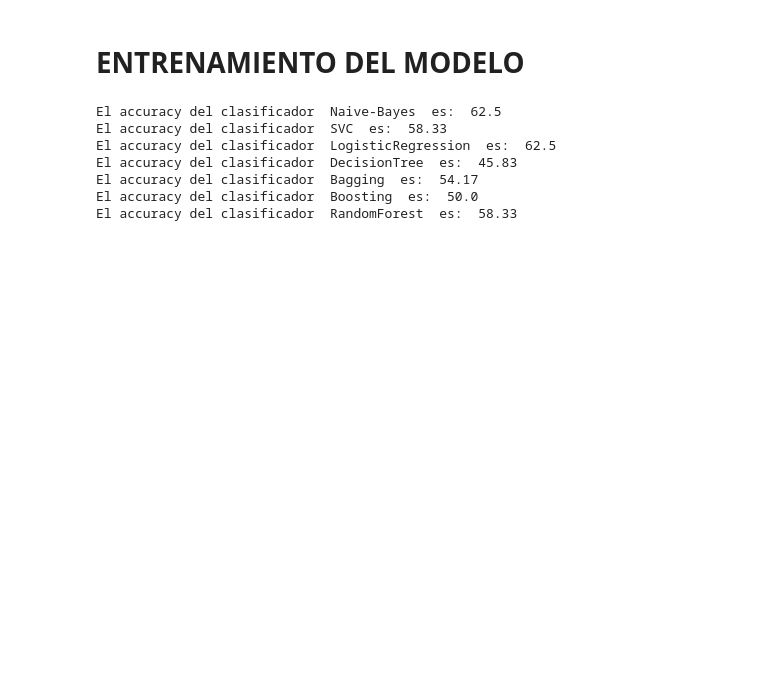
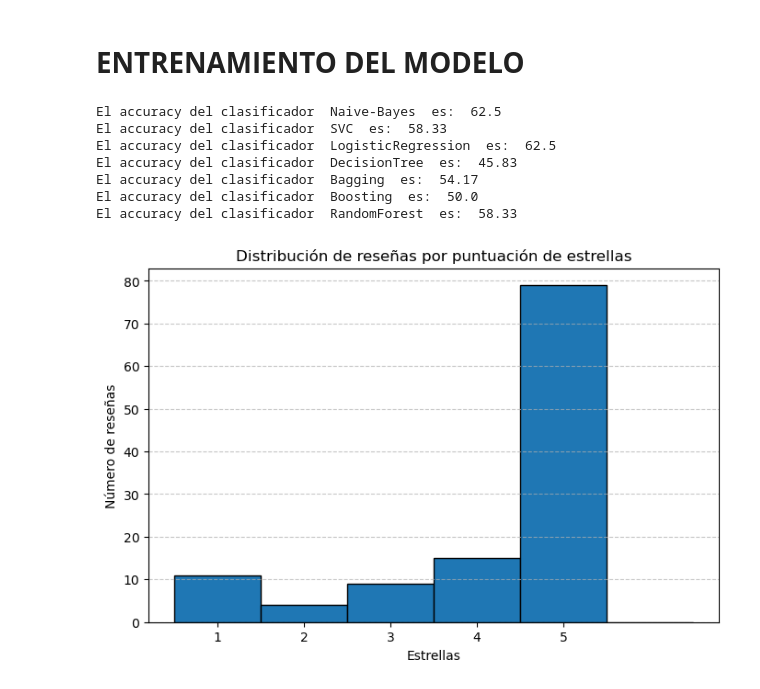
Before and after one commit to tecoloniso/amazonReviews, a Jupyter notebook: completo.ipynb, the cells around one changed output. Cells and saved outputs as stored; diff of their text form; code cells hidden in the pictures; blank space fills up the shorter version.

```diff
--- a/completo.ipynb
+++ b/completo.ipynb
@@ -83,20 +82,10 @@ data
 reseñas = data['review'].astype(str).fillna("")
 
 # Vectorización BoW
-vectorizer = CountVectorizer()
-X_bow = vectorizer.fit_transform(reseñas)
+def bow(reseñas):
+    vectorizer = CountVectorizer()
+    return vectorizer.fit_transform(reseñas)
 
-# Convertir la matriz BoW en un DataFrame
-bow_df = pd.DataFrame(X_bow.toarray(), columns=vectorizer.get_feature_names_out())
 
-# Agregar las estrellas al DataFrame
-bow_df['stars'] = data['stars']
-
-# Guardar en un nuevo CSV
-bow_df.to_csv("reviews_bow.csv", index=False, sep=';')
-
-#print(data)
-#print(reseñas)
-#print(X_bow)
-print(bow_df)
-print("Archivo reviews_bow.csv generado con éxito.")
+X = bow(reseñas)
+y = data['stars']
@@ -167,3 +138,17 @@ El accuracy del clasificador  DecisionTree  es:  45.83
 El accuracy del clasificador  Bagging  es:  54.17
 El accuracy del clasificador  Boosting  es:  50.0
 El accuracy del clasificador  RandomForest  es:  58.33
+# %%
+import matplotlib.pyplot as plt
+
+# Crear histograma de la distribución de estrellas
+plt.figure(figsize=(8, 5))
+plt.hist(y, bins=range(1, 8), edgecolor='black', align='left')
+plt.xticks(range(1, 6))  # Ajustar ticks a las puntuaciones de 1 a 5
+plt.xlabel("Estrellas")
+plt.ylabel("Número de reseñas")
+plt.title("Distribución de reseñas por puntuación de estrellas")
+plt.grid(axis='y', linestyle='--', alpha=0.7)
+plt.show()
+# %% [output]
+[figure, added]
```
Also changed, not shown: parts of 4 cells of this notebook.
